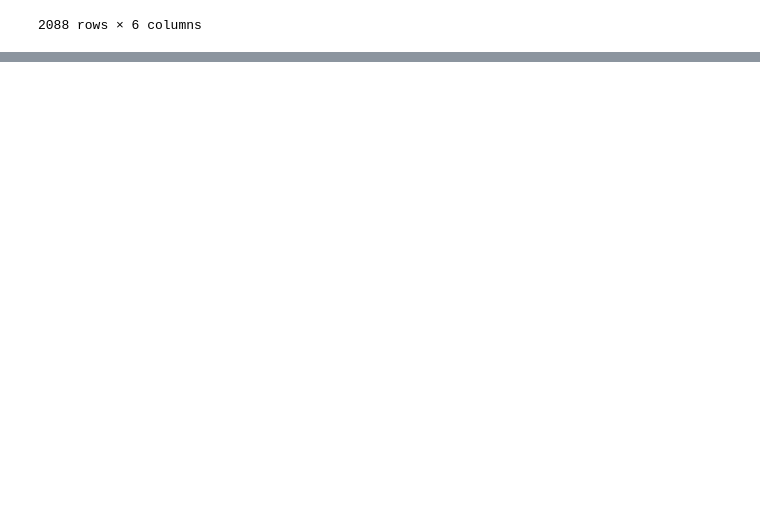
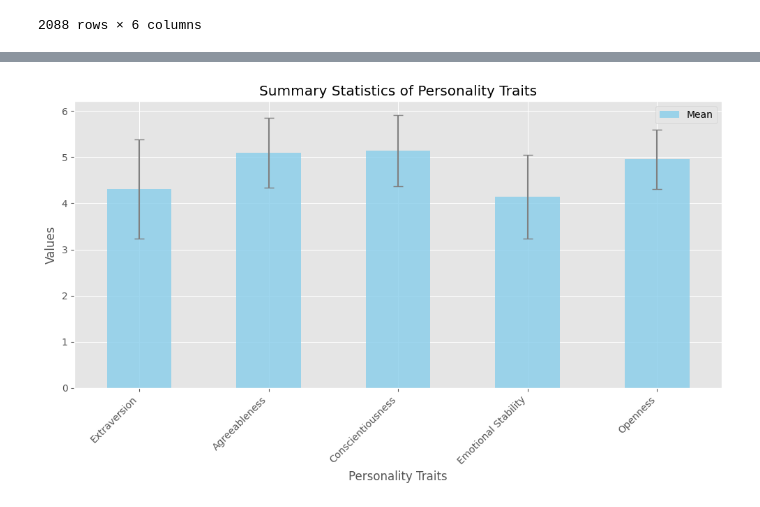
Before and after one commit to justin5927/ascertain_Investigation, a Jupyter notebook: Plotting/big_personality_traits.ipynb, the cells around one changed output, grey strips where cells are left out. Saved outputs shown, nothing was run; the diff lists cells and outputs as text; code cells hidden in the pictures; blank space fills up the shorter version.

```diff
--- a/Plotting/big_personality_traits.ipynb
+++ b/Plotting/big_personality_traits.ipynb
@@ -36,0 +39,4 @@ plt.show()
+# %%
+# Describe Personality so we can bin them
+personalities_df = personalities_df.astype(float)
+personalities_df.describe()
@@ -36,0 +53,36 @@ plt.show()
+# %%
+import matplotlib.pyplot as plt
+import pandas as pd
+
+# Assuming personalities_df.describe() contains the summary statistics
+# Transpose the DataFrame for easier plotting
+summary_stats = personalities_df.describe().drop(columns=["participants"]).T
+
+# Customize plot style to 'ggplot'
+plt.style.use('ggplot')
+plt.figure(figsize=(10, 6))
+
+# Plot the mean values
+mean_plot = summary_stats['mean'].plot(kind='bar', color='skyblue', alpha=0.8, label='Mean')
+# Add error bars for standard deviation
+plt.errorbar(x=summary_stats.index, y=summary_stats['mean'], yerr=summary_stats['std'], fmt='none', ecolor='gray', capsize=5)
+
+# Set labels and title
+plt.xlabel('Personality Traits')
+plt.ylabel('Values')
+plt.title('Summary Statistics of Personality Traits')
+
+# Add legend
+plt.legend()
+
+# Rotate x-axis labels for better readability
+plt.xticks(rotation=45, ha="right")
+
+# Save the plot as an image for your research paper (optional)
+# plt.savefig('summary_statistics_plot.png', dpi=300, bbox_inches='tight')
+
+# Show the plot
+plt.tight_layout()
+plt.show()
+# %% [output]
+[figure, added]
```
Also changed, not shown: parts of 6 cells of this notebook.
